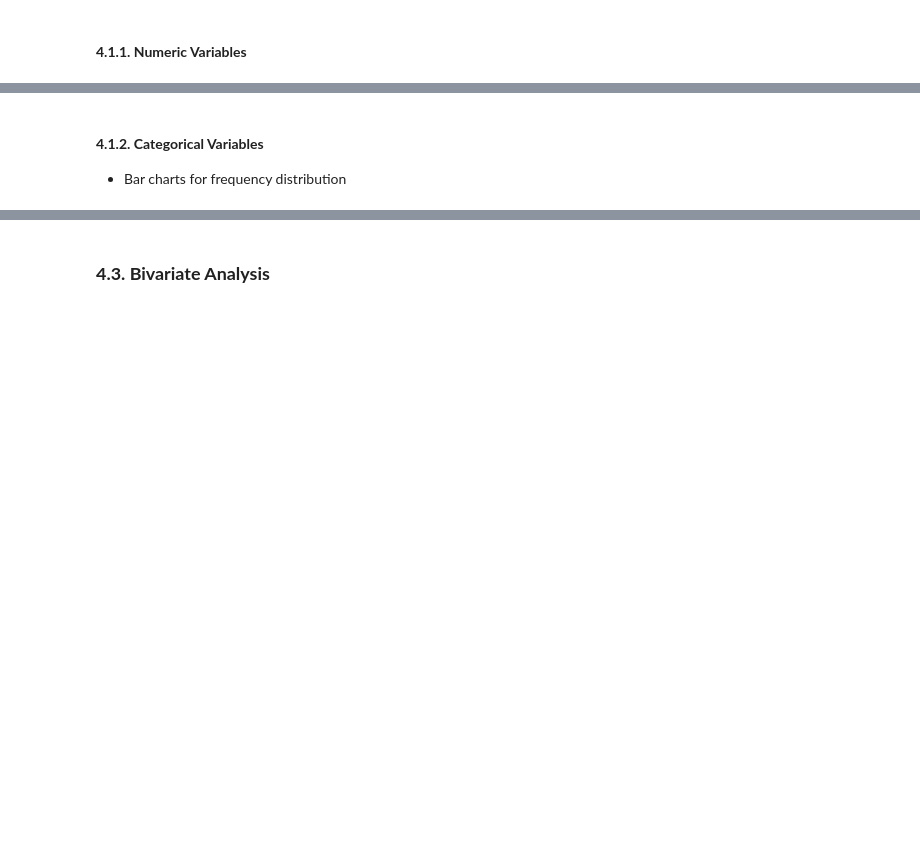
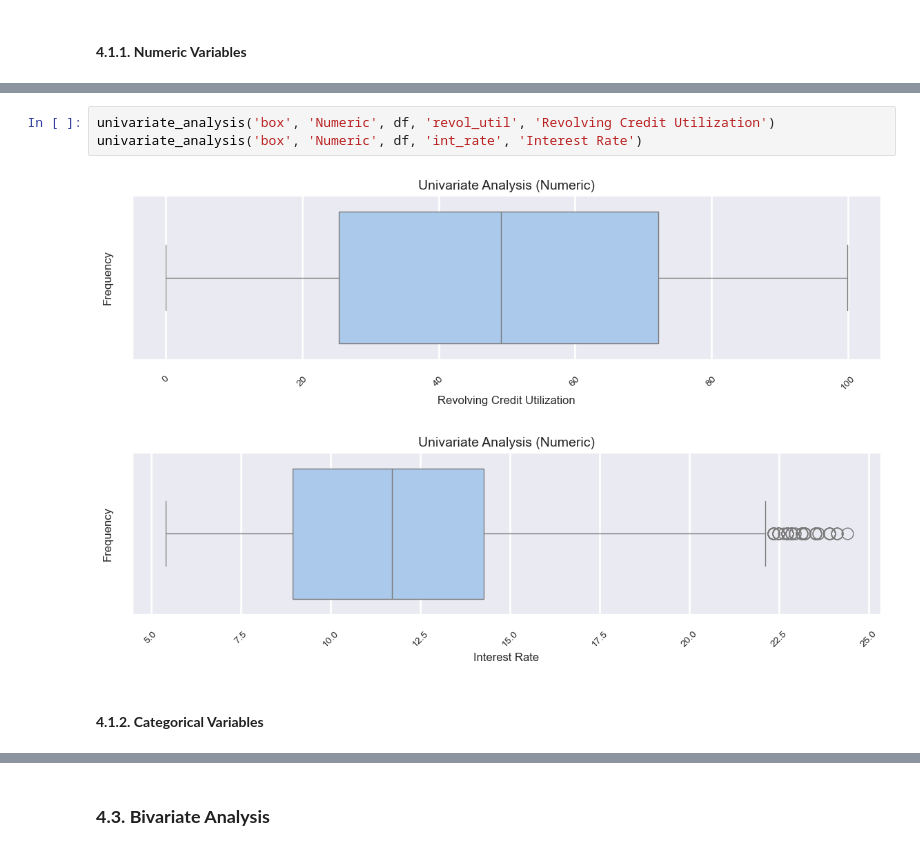
Before and after one commit to uvarajthulasiram/LendingClubCaseStudy, a Jupyter notebook: RefactorV1.ipynb, the cells around one changed output, grey strips where cells are left out. Drawn from its saved outputs; the diff is of its cells as text; blank space fills up the shorter version.

```diff
--- a/RefactorV1.ipynb
+++ b/RefactorV1.ipynb
@@ -661,3 +694,8 @@ Univariate analysis is the type of analysis where we analyze a pattern based on
+# %%
+univariate_analysis('box', 'Numeric', df, 'revol_util', 'Revolving Credit Utilization')
+univariate_analysis('box', 'Numeric', df, 'int_rate', 'Interest Rate')
+# %% [output]
+[figure, added]
+[figure, added]
 # %% [markdown]
 #### **4.1.2. Categorical Variables**
-- Bar charts for frequency distribution
```
Also changed, not shown: parts of 22 cells of this notebook.
